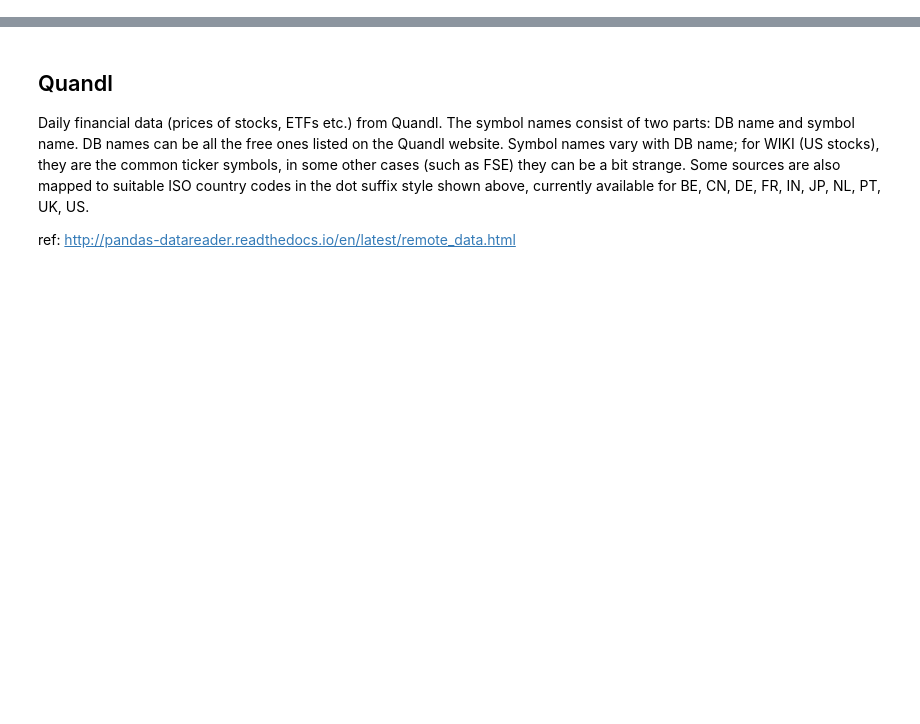
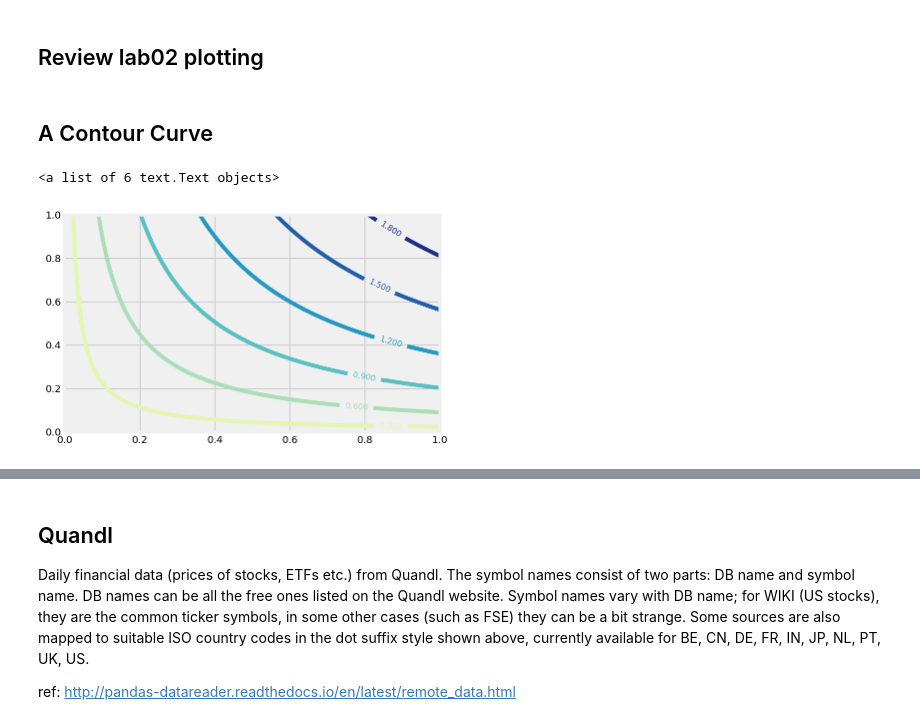
Before and after one commit to jonduan/Economics_note, a Jupyter notebook: ComputationalEconomics/econ457/Lab08_optimization-long.ipynb, the cells around one changed output, grey strips where cells are left out. Cells and saved outputs as stored; diff of their text form; code cells hidden in the pictures; blank space fills up the shorter version.

```diff
--- a/ComputationalEconomics/econ457/Lab08_optimization-long.ipynb
+++ b/ComputationalEconomics/econ457/Lab08_optimization-long.ipynb
@@ -19,0 +23,23 @@ end = datetime.datetime(2017, 12, 31)
+# %% [markdown]
+## Review lab02 plotting
+# %%
+x = np.linspace(0, 2, 100) # grid for x
+y = np.linspace(0, 2, 100)
+X,Y = np.meshgrid(x, y) # https://docs.scipy.org/doc/numpy/reference/generated/numpy.meshgrid.html
+# Return coordinate matrices from coordinate vectors.
+Z = (X**.5 *  Y**.5) # a Cobb Douglas production function
+# %% [markdown]
+## A Contour Curve
+# %%
+fig, ax = plt.subplots()
+
+cnt = ax.contour(Z,
+                 #cmap=matplotlib.cm.RdBu,
+                 cmap='YlGnBu',# color map
+                 vmin=abs(Z).min(), # min for Z
+                 vmax=abs(Z).max(),
+                 extent=[0, 1, 0, 1])
+plt.clabel(cnt, inline=True, fontsize=8)
+# %% [output]
+<a list of 6 text.Text objects>
+[figure, added]
```
Also changed, not shown: parts of 20 cells of this notebook, 3 other files.
